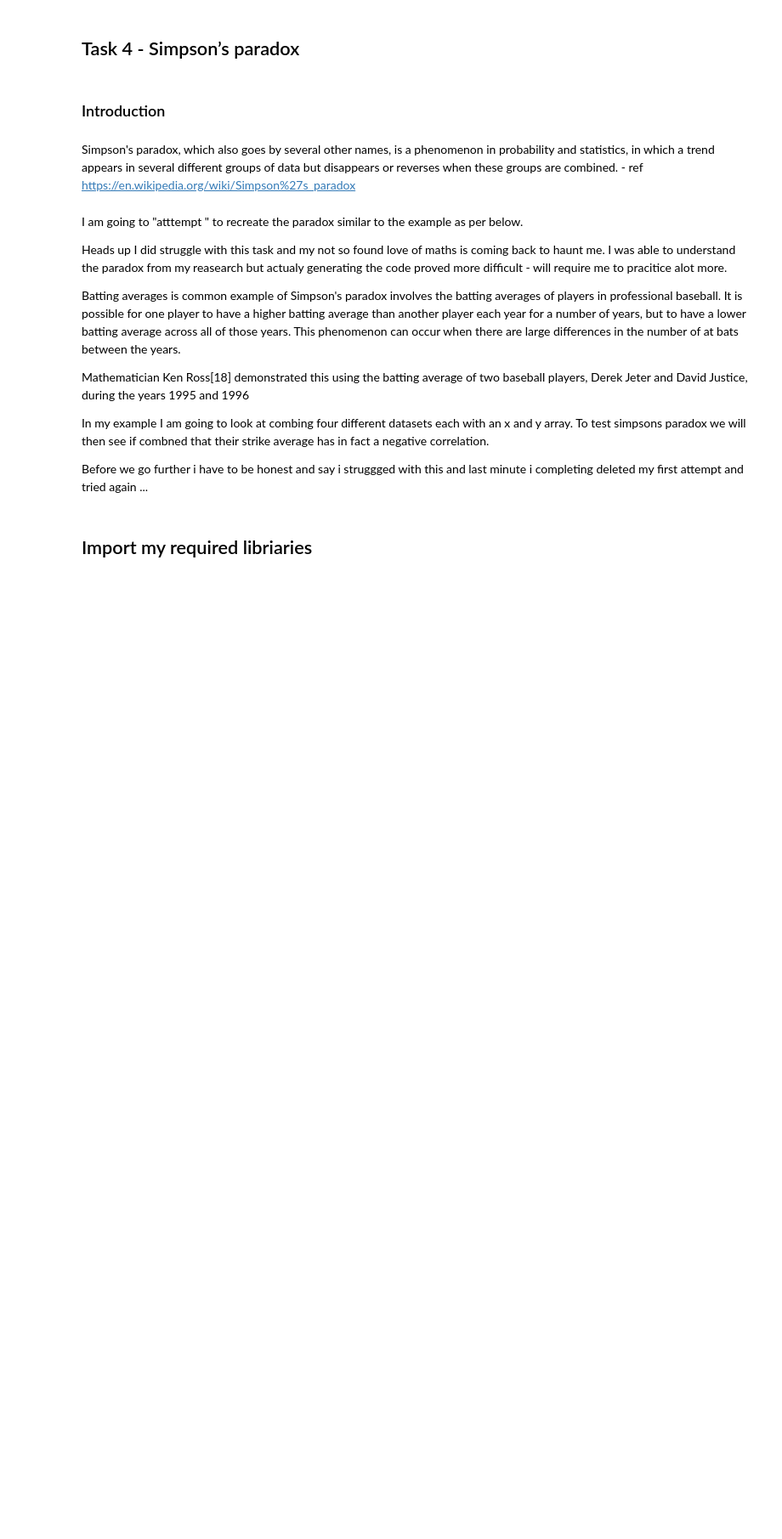
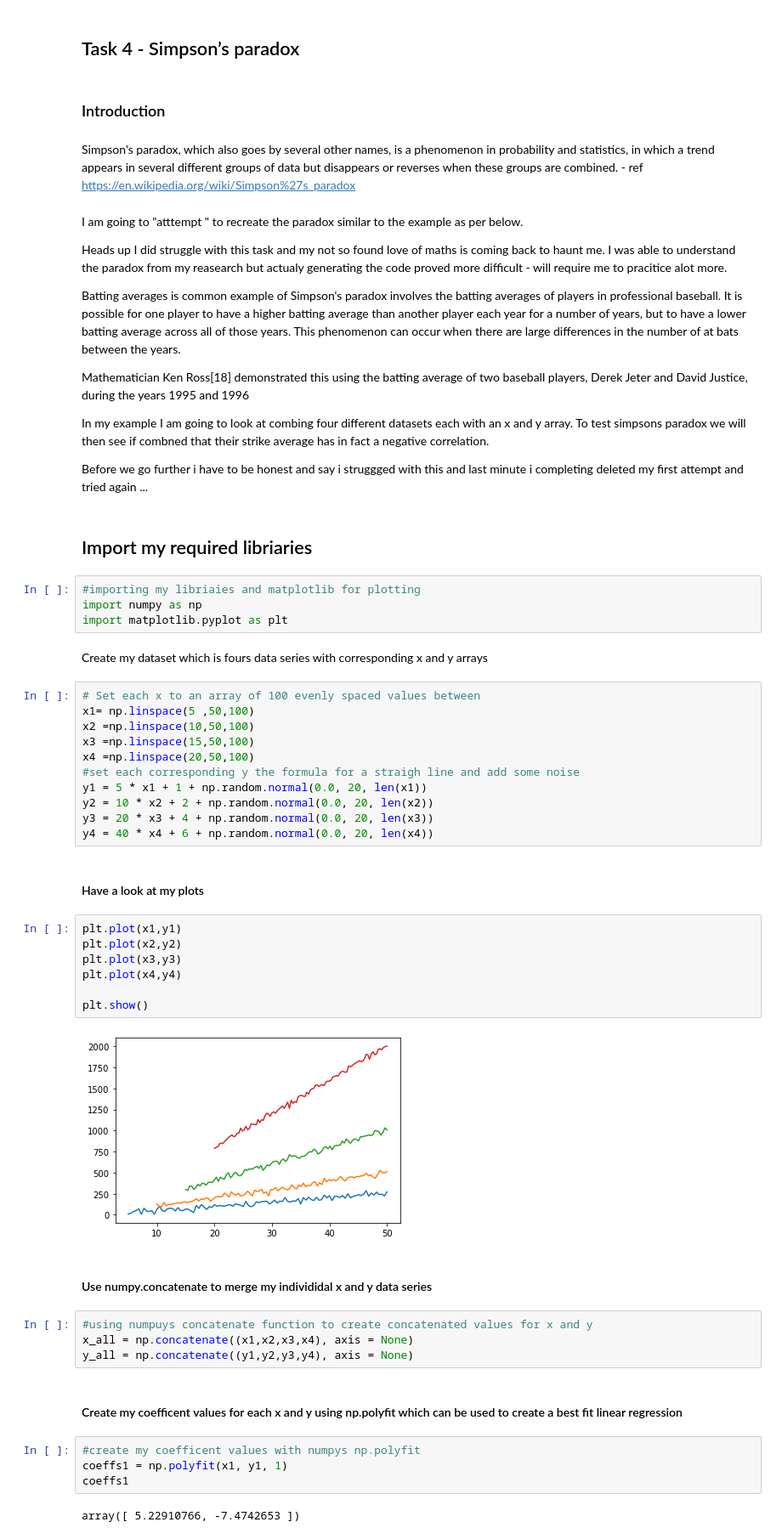
Before and after one commit to brendantipp/sem2_fun_data_analysis, a Jupyter notebook: tasks.ipynb, the cells around one changed output. Shown at 85% size. Drawn from its saved outputs; the diff is of its cells as text; blank space fills up the shorter version.

Commit message:
added my concatenated values and created coefficients

```diff
--- a/tasks.ipynb
+++ b/tasks.ipynb
@@ -175,3 +175,45 @@ In my example I am going to look at combing four different datasets each with an
 Before we go further i have to be honest and say i struggged with this and last minute i completing deleted my first attempt and tried again ...
 # %% [markdown]
 ## Import my required libriaries
+# %%
+#importing my libriaies and matplotlib for plotting
+import numpy as np
+import matplotlib.pyplot as plt
+# %% [markdown]
+Create my dataset which is fours data series with corresponding x and y arrays
+# %%
+# Set each x to an array of 100 evenly spaced values between
+x1= np.linspace(5 ,50,100)
+x2 =np.linspace(10,50,100)
+x3 =np.linspace(15,50,100)
+x4 =np.linspace(20,50,100)
+#set each corresponding y the formula for a straigh line and add some noise
+y1 = 5 * x1 + 1 + np.random.normal(0.0, 20, len(x1))
+y2 = 10 * x2 + 2 + np.random.normal(0.0, 20, len(x2))
+y3 = 20 * x3 + 4 + np.random.normal(0.0, 20, len(x3))
+y4 = 40 * x4 + 6 + np.random.normal(0.0, 20, len(x4))
+# %% [markdown]
+#### Have a look at my plots
+# %%
+plt.plot(x1,y1)
+plt.plot(x2,y2)
+plt.plot(x3,y3)
+plt.plot(x4,y4)
+
+plt.show()
+# %% [output]
+[figure, added]
+# %% [markdown]
+#### Use numpy.concatenate to merge my individidal x and y data series
+# %%
+#using numpuys concatenate function to create concatenated values for x and y
+x_all = np.concatenate((x1,x2,x3,x4), axis = None)
+y_all = np.concatenate((y1,y2,y3,y4), axis = None)
+# %% [markdown]
+#### Create my coefficent values for each x and y using np.polyfit which can be used to create a best fit  linear regression
+# %%
+#create my coefficent values with numpys np.polyfit
+coeffs1 = np.polyfit(x1, y1, 1)
+coeffs1
+# %% [output]
+array([ 5.22910766, -7.4742653 ])
```
Also changed, not shown: parts of 4 cells of this notebook.
